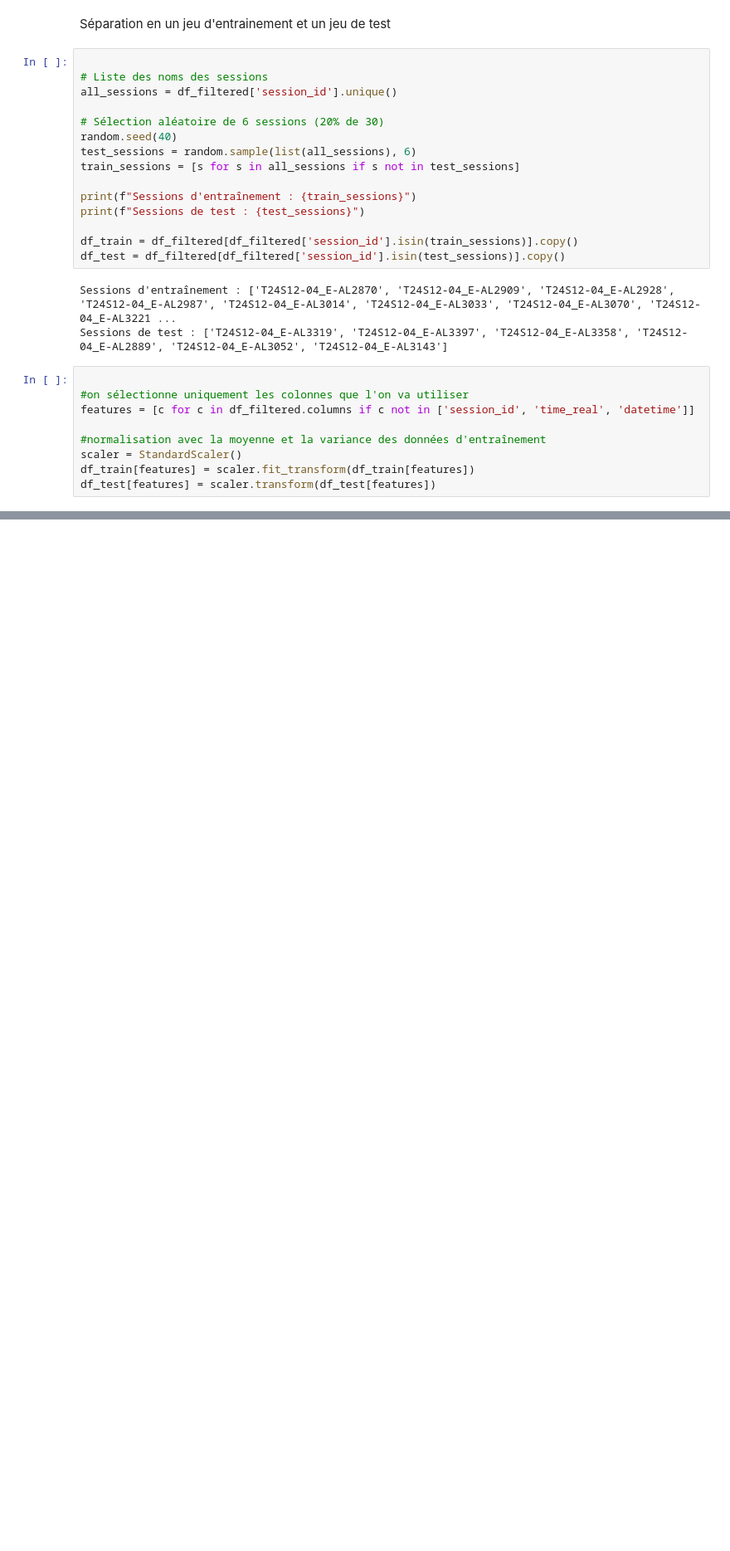
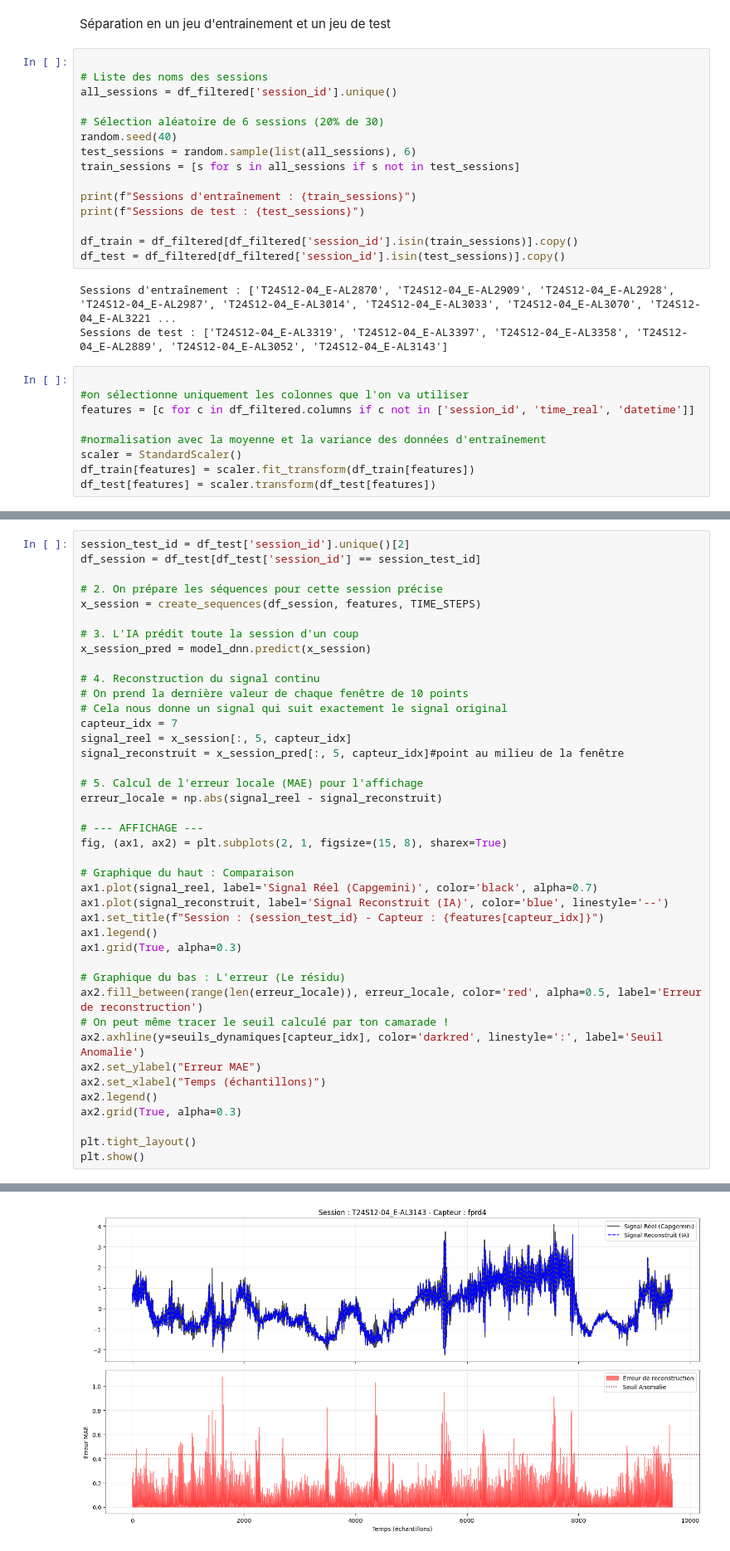
Before and after one commit to lukasfauli/Projet-recheche-INSA-anomaly-detection-librairy, a Jupyter notebook: studies_stats/work01-data_exploration/anl02p2-autoencoder_GRU_AE.ipynb, the cells around one changed output, grey strips where cells are left out. Shown at 83% size. Drawn from its saved outputs; the diff is of its cells as text; blank space fills up the shorter version.

```diff
--- a/studies_stats/work01-data_exploration/anl02p2-autoencoder_GRU_AE.ipynb
+++ b/studies_stats/work01-data_exploration/anl02p2-autoencoder_GRU_AE.ipynb
@@ -280,0 +316,42 @@ Seuils calculés pour chaque capteur (Beta = 3) :
+# %%
+session_test_id = df_test['session_id'].unique()[2]
+df_session = df_test[df_test['session_id'] == session_test_id]
+
+# 2. On prépare les séquences pour cette session précise
+x_session = create_sequences(df_session, features, TIME_STEPS)
+
+# 3. L'IA prédit toute la session d'un coup
+x_session_pred = model_dnn.predict(x_session)
+
+# 4. Reconstruction du signal continu
+# On prend la dernière valeur de chaque fenêtre de 10 points
+# Cela nous donne un signal qui suit exactement le signal original
+capteur_idx = 7
+signal_reel = x_session[:, 5, capteur_idx]
+signal_reconstruit = x_session_pred[:, 5, capteur_idx]#point au milieu de la fenêtre
+
+# 5. Calcul de l'erreur locale (MAE) pour l'affichage
+erreur_locale = np.abs(signal_reel - signal_reconstruit)
+
+# --- AFFICHAGE ---
+fig, (ax1, ax2) = plt.subplots(2, 1, figsize=(15, 8), sharex=True)
+
+# Graphique du haut : Comparaison
+ax1.plot(signal_reel, label='Signal Réel (Capgemini)', color='black', alpha=0.7)
+ax1.plot(signal_reconstruit, label='Signal Reconstruit (IA)', color='blue', linestyle='--')
+ax1.set_title(f"Session : {session_test_id} - Capteur : {features[capteur_idx]}")
+ax1.legend()
+ax1.grid(True, alpha=0.3)
+
+# Graphique du bas : L'erreur (Le résidu)
+ax2.fill_between(range(len(erreur_locale)), erreur_locale, color='red', alpha=0.5, label='Erreur de reconstruction')
+# On peut même tracer le seuil calculé par ton camarade !
+ax2.axhline(y=seuils_dynamiques[capteur_idx], color='darkred', linestyle=':', label='Seuil Anomalie')
+ax2.set_ylabel("Erreur MAE")
+ax2.set_xlabel("Temps (échantillons)")
+ax2.legend()
+ax2.grid(True, alpha=0.3)
+
+plt.tight_layout()
+plt.show()
+# %% [output]
@@ -280,0 +359 @@ Seuils calculés pour chaque capteur (Beta = 3) :
+[figure, added]
```
Also changed, not shown: parts of 15 cells of this notebook, 3 other files.
